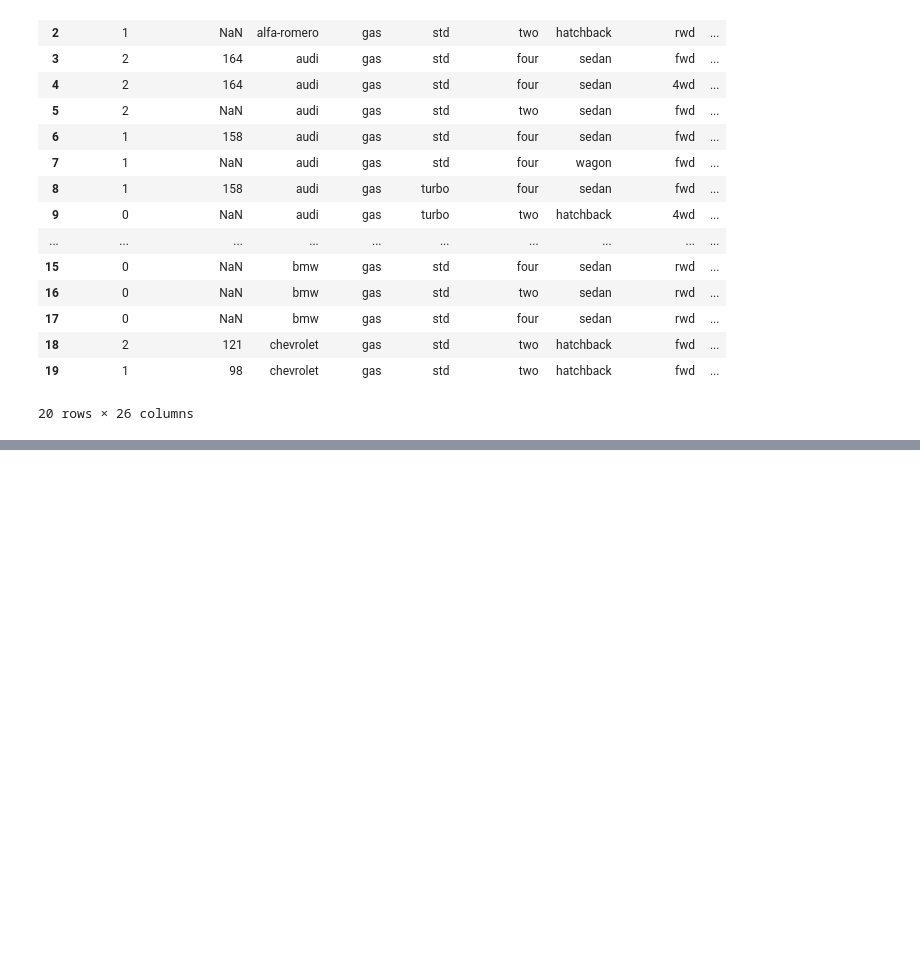
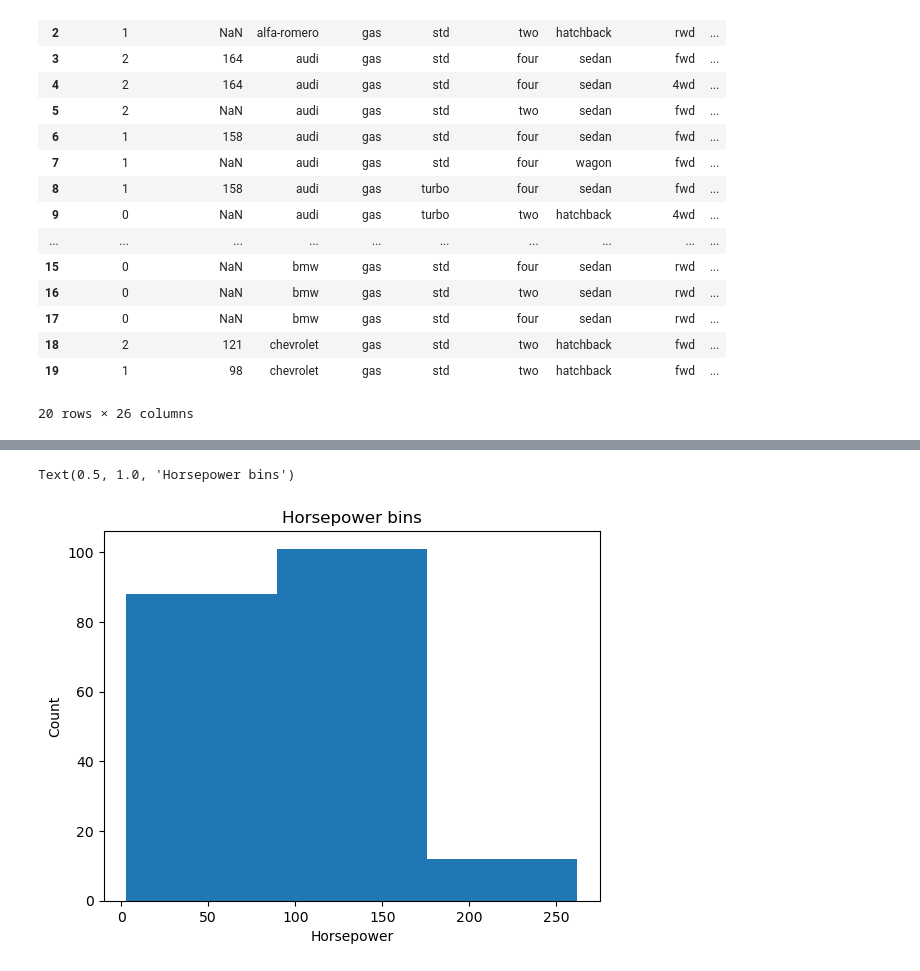
Before and after one commit to otinabrayo/IntroToPandas, a Jupyter notebook: pydata/exe.ipynb, the cells around one changed output, grey strips where cells are left out. Cells and saved outputs as stored; diff of their text form; code cells hidden in the pictures; blank space fills up the shorter version.

```diff
--- a/pydata/exe.ipynb
+++ b/pydata/exe.ipynb
@@ -100,0 +239,8 @@ df["peak-rpm"] = df["peak-rpm"].fillna(avr_str)
+# %%
+plt.hist(df["horsepower"], bins = 3)
+plt.xlabel("Horsepower")
+plt.ylabel("Count")
+plt.title("Horsepower bins")
+# %% [output]
+Text(0.5, 1.0, 'Horsepower bins')
+[figure, added]
```
Also changed, not shown: parts of 28 cells of this notebook, 1 other file.
